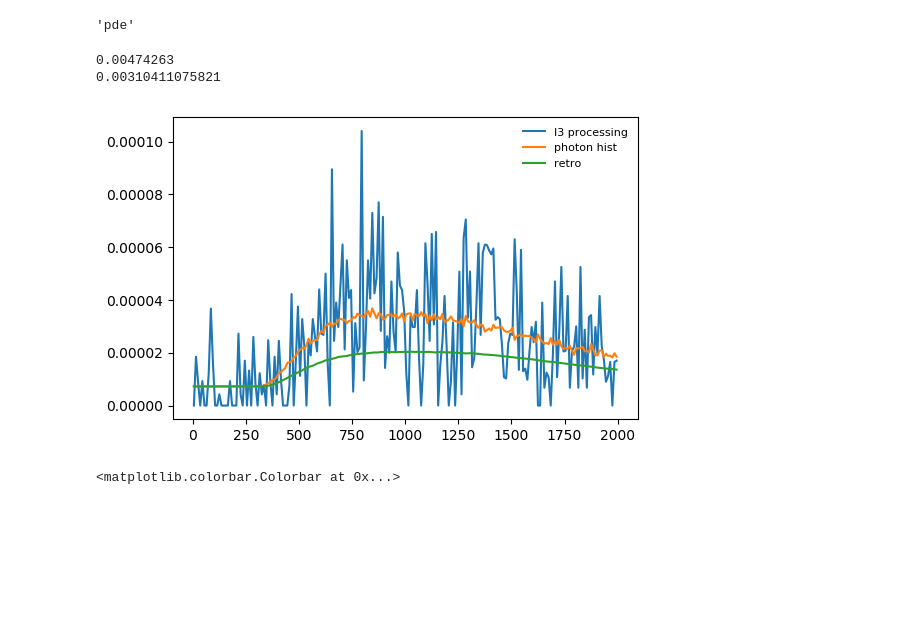
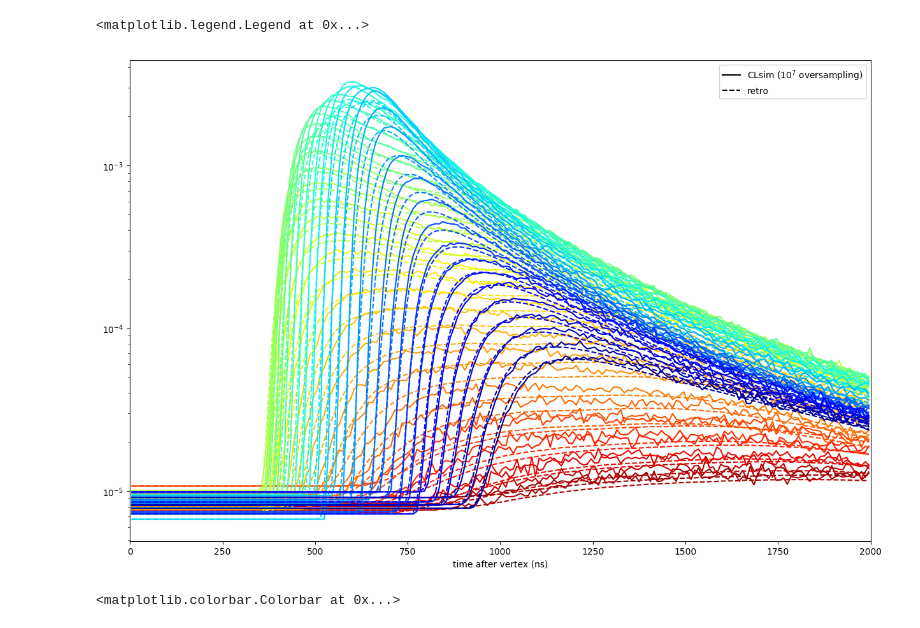
Before and after one commit to icecube/retro, a Jupyter notebook: notebooks/compare_dists.ipynb, the cells around one changed output. Drawn from its saved outputs; the diff is of its cells as text; code cells hidden in the pictures; blank space fills up the shorter version.

```diff
--- a/notebooks/compare_dists.ipynb
+++ b/notebooks/compare_dists.ipynb
@@ -31,9 +31,9 @@ def poisson_ln(k,l):
 # downgoing track
 with open('/home/peller/retro/icetray_processing/downgoing_track_step4_SplitUncleanedInIcePulses.pkl', 'rb') as f:
     ref = pickle.load(f)
-with open('/data/icecube/retro/sims/MuMinus_energy20_x0_y0_z-300_cz+1_az0_ice_spice_mie_holeice_as.h2-50cm_gcd_md5_14bd15d0_geant_false_nsims1000000_step1_photon_histos.pkl', 'rb') as f:
+with open('/data/icecube/retro/sims/MuMinus_energy20_x0_y0_z-300_cz+1_az0_ice_spice_mie_holeice_as.h2-50cm_gcd_md5_14bd15d0_geant_false_nsims10000000_step1_photon_histos.pkl', 'rb') as f:
     test = pickle.load(f)
-with open('/home/peller/dom_pdfs/downgoing_muon/clsim_tables_pdenorm_dt1.0_sigma10deg_100phi_CKVangle_new/run_info.pkl', 'rb') as f:
+with open('/home/peller/dom_pdfs/downgoing_muon/clsim_tables_pdenorm_dt1.0_sigma10deg_100phi_CKVangle_r2_x_dr_more_doms/run_info.pkl', 'rb') as f:
     retro_hist = pickle.load(f)
 # %%
 # upging track (add new retro)
@@ -42,35 +42,48 @@ with open('/home/peller/retro/icetray_processing/track_step4_SplitUncleanedInIce
 with open('/data/icecube/retro/sims/MuMinus_energy20_x0_y0_z-400_cz-1_az0_ice_spice_mie_holeice_as.h2-50cm_gcd_md5_14bd15d0_geant_false_nsims10000000_step1_photon_histos.pkl', 'rb') as f:
     test = pickle.load(f)
 #with open('/home/peller/dom_pdfs/upgoing_muon/clsim_tables_pdenorm_dt1.0_sigma10deg_100phi_CKVangle/run_info.pkl', 'rb') as f:
-with open('/home/peller/dom_pdfs/upgoing_muon/clsim_tables_pdenorm_dt1.0_sigma10deg_100phi_CKVangle_normfix/run_info.pkl', 'rb') as f:
+with open('/home/peller/dom_pdfs/upgoing_muon/clsim_tables_pdenorm_dt1.0_sigma10deg_100phi_CKVangle_r2_x_dr_more_doms/run_info.pkl', 'rb') as f:
     retro_hist = pickle.load(f)
-retro_hist['norm_version']
-# %% [output]
-'pde'
 # %%
 # horizontal track (photon hist missing)
 with open('/home/peller/retro/icetray_processing/horizontal_track_step4_SplitUncleanedInIcePulses.pkl', 'rb') as f:
     ref = pickle.load(f)
-with open('/data/icecube/retro/sims/MuMinus_energy20_x0_y0_z-350_cz0_az0_ice_spice_mie_holeice_as.h2-50cm_gcd_md5_14bd15d0_geant_false_nsims100000_step1_photon_histos.pkl', 'rb') as f:
+with open('/data/icecube/retro/sims/MuMinus_energy20_x0_y0_z-350_cz0_az0_ice_spice_mie_holeice_as.h2-50cm_gcd_md5_14bd15d0_geant_false_nsims10000000_step1_photon_histos.pkl', 'rb') as f:
     test = pickle.load(f)
-with open('/home/peller/dom_pdfs/horizontal_muon/clsim_tables_pdenorm_dt1.0_sigma10deg_100phi_CKVangle_new/run_info.pkl', 'rb') as f:
+with open('/home/peller/dom_pdfs/horizontal_muon/clsim_tables_pdenorm_dt1.0_sigma10deg_100phi_CKVangle_r2_x_dr_more_doms/run_info.pkl', 'rb') as f:
     retro_hist = pickle.load(f)
 # %%
-string = 86
-dom = 55
+import matplotlib.lines as mlines
+plt.figure(figsize=(15,10))
+string = 85
+doms = range(10,61)
 bin_edges = test['bin_edges']
 bins = 0.5 * (bin_edges[1:] + bin_edges[:-1])
-plt.plot(bins, ref[string][dom], label='I3 processing')
-plt.plot(bins, test['results'][(string,dom)], label='photon hist')
-plt.plot(bins, retro_hist['results'][(string,dom)]['pexp_at_hit_times']/1.2, label='retro')
-plt.gca().legend(loc='upper right',ncol=1, frameon=False,numpoints=1,fontsize=8)
+cmap = plt.get_cmap('jet_r')
 
-print np.sum(test['results'][(string,dom)])
-print np.sum(retro_hist['results'][(string,dom)]['pexp_at_hit_times']/1.2)
+for i, dom in enumerate(doms):
+    try:
+        plt.plot(bins, test['results'][(string,dom)], color=cmap(float(i)/len(doms)), alpha=1.)#, label='photon hist')
+        plt.plot(bins, retro_hist['results'][(string,dom)]['pexp_at_hit_times']/1.2, color=cmap(float(i)/len(doms)), ls='--')#, label='retro')
+    except KeyError:
+        pass
+        #plt.gca().legend(loc='upper right',ncol=1, frameon=False,numpoints=1,fontsize=8)
+plt.gca().set_yscale('log')
+#plt.gca().set_xscale('log')
+plt.xlabel('time after vertex (ns)')
+plt.gca().set_xlim(0,2000)
+
+# legend
+solid = mlines.Line2D([], [], color='k', label=r'CLsim ($10^7$ oversampling)')
+dashed = mlines.Line2D([], [], color='k', ls='--', label='retro')
+plt.legend(handles=[solid, dashed])
+
+
+#print np.sum(test['results'][(string,dom)])
+#print np.sum(retro_hist['results'][(string,dom)]['pexp_at_hit_times']/1.2)
 # %% [output]
-0.00474263
-0.00310411075821
+<matplotlib.legend.Legend at 0x...>
-[figure, old version]
+[figure, new version]
 # %%
 #strings = [79, 80, 81, 82, 83, 84, 85, 86]
 strings = range(1,87)
```
Also changed, not shown: parts of 2 cells of this notebook, 3 other files.
